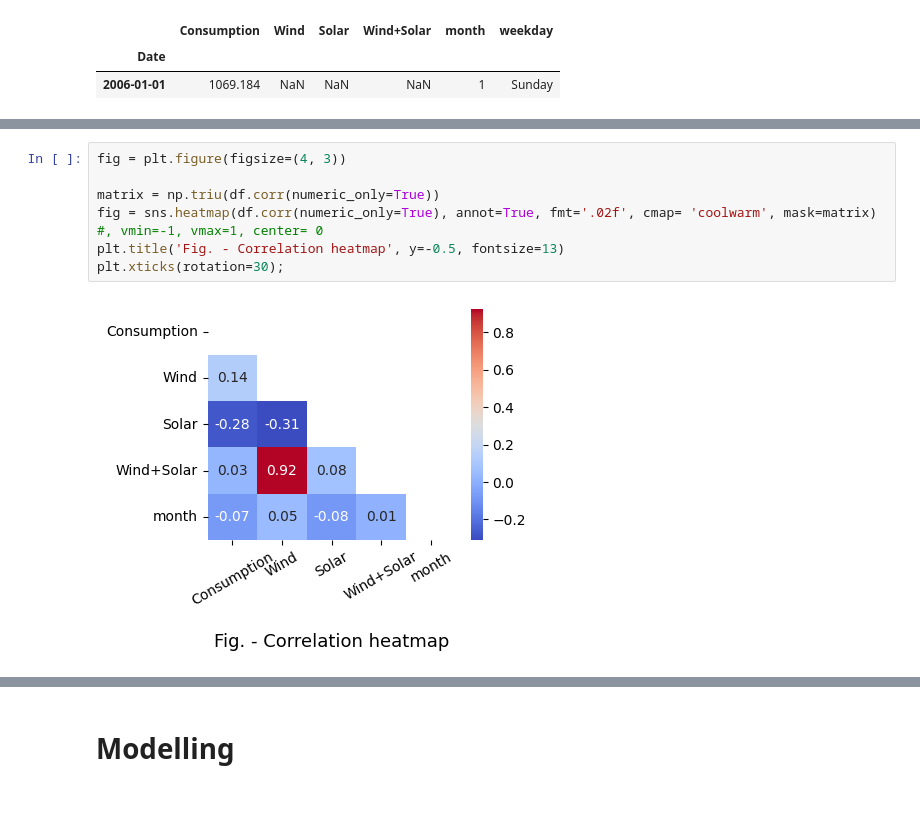
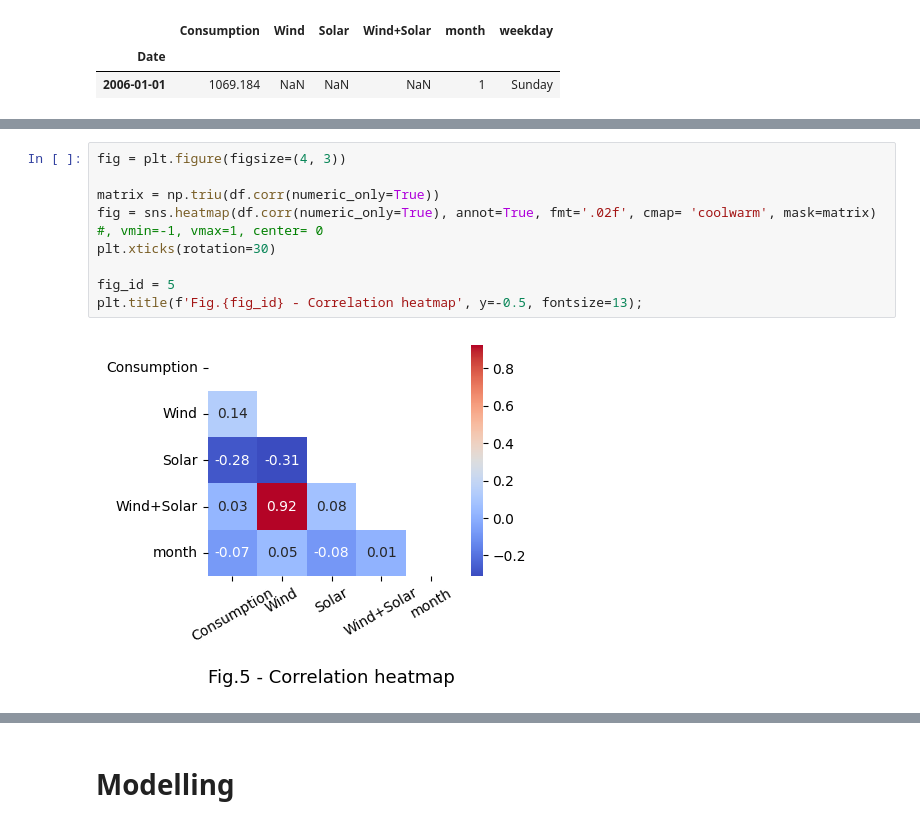
Before and after one commit to Alex1iv/Power_consumption_prediction, a Jupyter notebook: notebooks/power_consumption.ipynb, the cells around one changed output, grey strips where cells are left out. Drawn from its saved outputs; the diff is of its cells as text.

```diff
--- a/notebooks/power_consumption.ipynb
+++ b/notebooks/power_consumption.ipynb
@@ -173,10 +177,12 @@ plt.xlabel('Weekdays', fontsize=12);
 # %%
 fig = plt.figure(figsize=(4, 3))
 
 matrix = np.triu(df.corr(numeric_only=True))
 fig = sns.heatmap(df.corr(numeric_only=True), annot=True, fmt='.02f', cmap= 'coolwarm', mask=matrix) #, vmin=-1, vmax=1, center= 0
-plt.title('Fig. - Correlation heatmap', y=-0.5, fontsize=13)
-plt.xticks(rotation=30);
+plt.xticks(rotation=30)
+
+fig_id = 5
+plt.title(f'Fig.{fig_id} - Correlation heatmap', y=-0.5, fontsize=13);
 # %% [output]
-[figure, old version]
+[figure, new version]
 # %%
```
Also changed, not shown: parts of 22 cells of this notebook.
